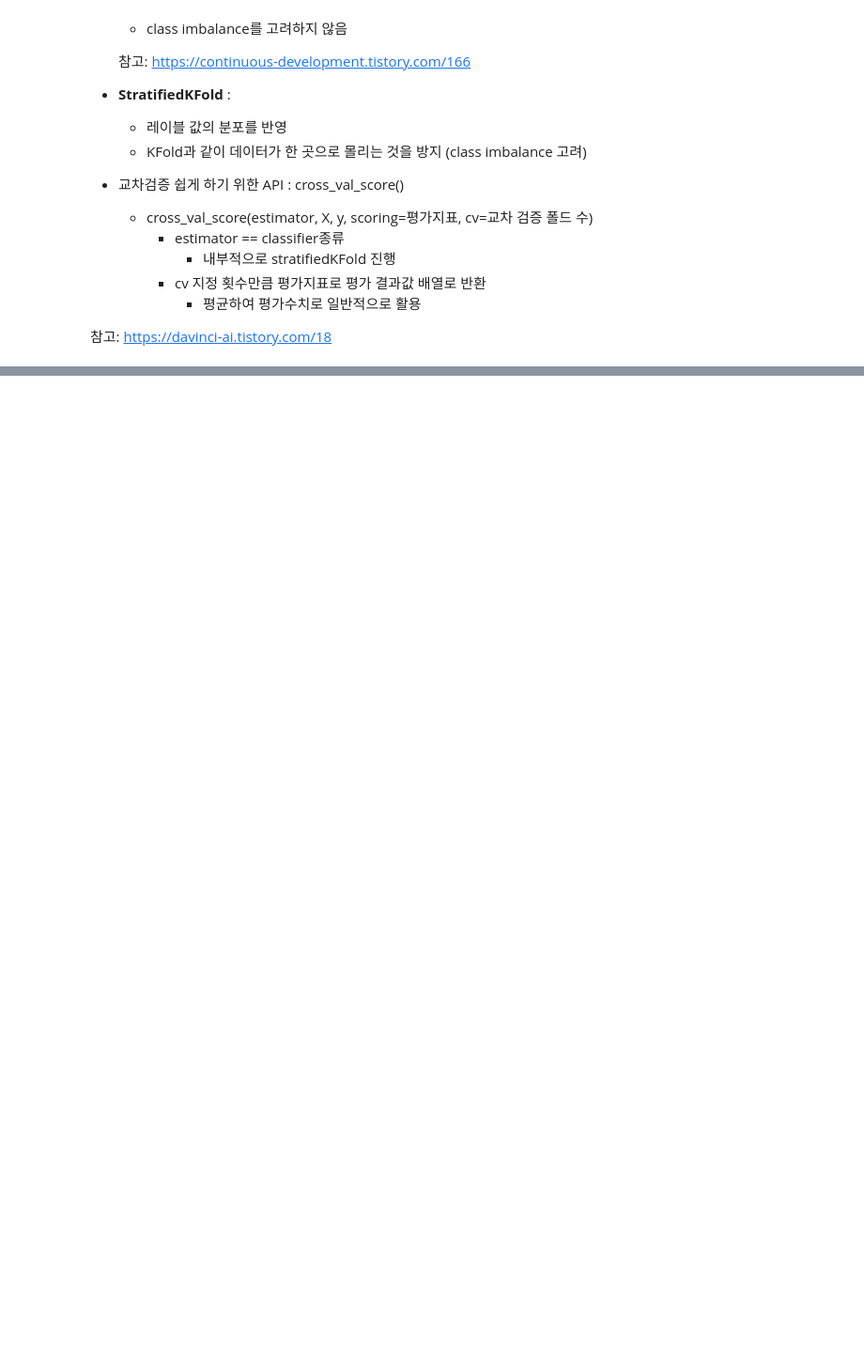
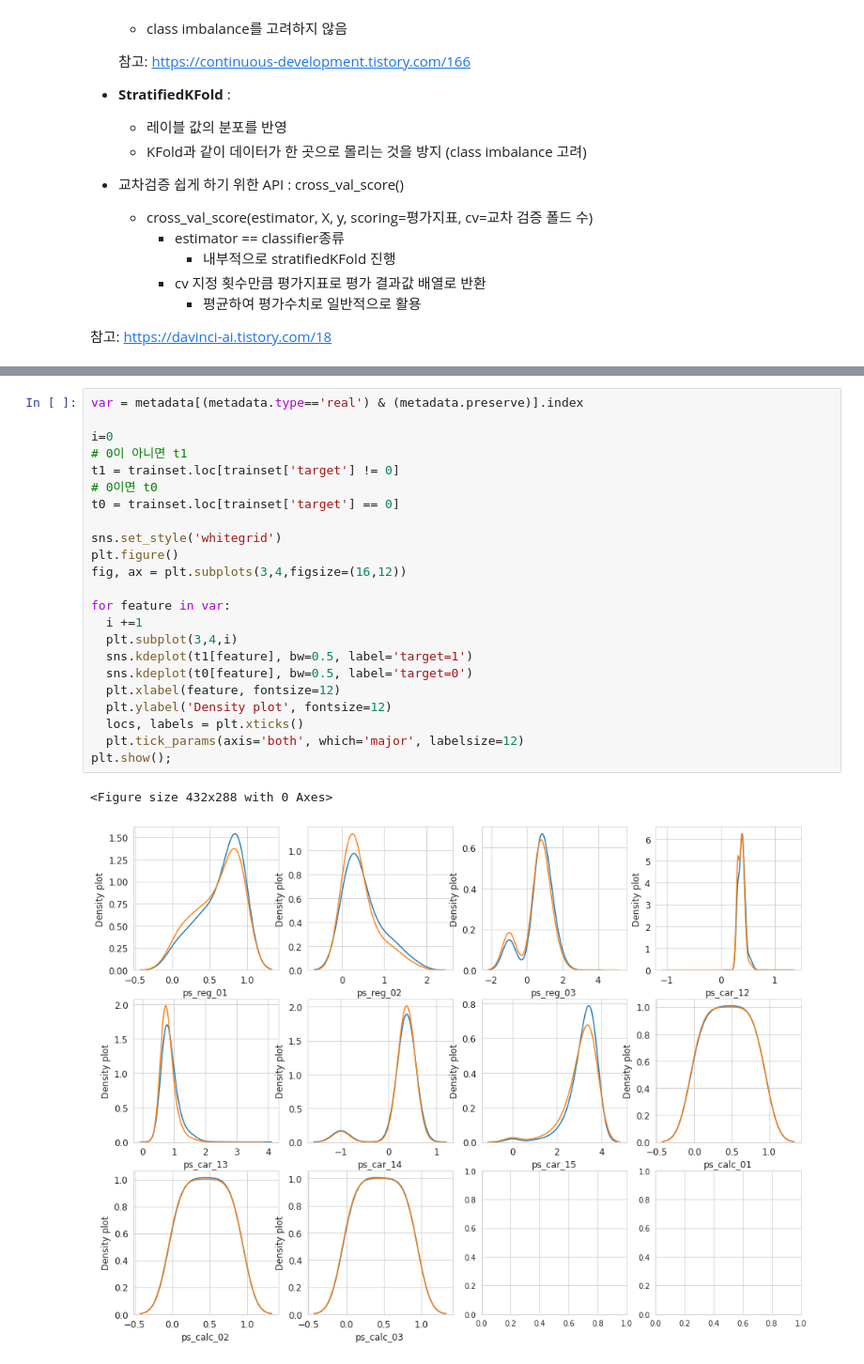
Before and after one commit to MinsooKwak/Kaggle_note, a Jupyter notebook: Data_science/porto_seguro's_safe_driver_prediction.ipynb, the cells around one changed output, grey strips where cells are left out. Shown: that part at 94% size. Cells and saved outputs as stored; diff of their text form; blank space fills up the shorter version.

```diff
--- a/Data_science/porto_seguro's_safe_driver_prediction.ipynb
+++ b/Data_science/porto_seguro's_safe_driver_prediction.ipynb
@@ -304,0 +525,26 @@ SelectFromModel 참고 : https://woolulu.tistory.com/66
+# %%
+var = metadata[(metadata.type=='real') & (metadata.preserve)].index
+
+i=0
+# 0이 아니면 t1
+t1 = trainset.loc[trainset['target'] != 0]
+# 0이면 t0
+t0 = trainset.loc[trainset['target'] == 0]
+
+sns.set_style('whitegrid')
+plt.figure()
+fig, ax = plt.subplots(3,4,figsize=(16,12))
+
+for feature in var:
+  i +=1
+  plt.subplot(3,4,i)
+  sns.kdeplot(t1[feature], bw=0.5, label='target=1')
+  sns.kdeplot(t0[feature], bw=0.5, label='target=0')
+  plt.xlabel(feature, fontsize=12)
+  plt.ylabel('Density plot', fontsize=12)
+  locs, labels = plt.xticks()
+  plt.tick_params(axis='both', which='major', labelsize=12)
+plt.show();
+# %% [output]
+<Figure size 432x288 with 0 Axes>
+[figure, added]
```
Also changed, not shown: parts of 24 cells of this notebook.
